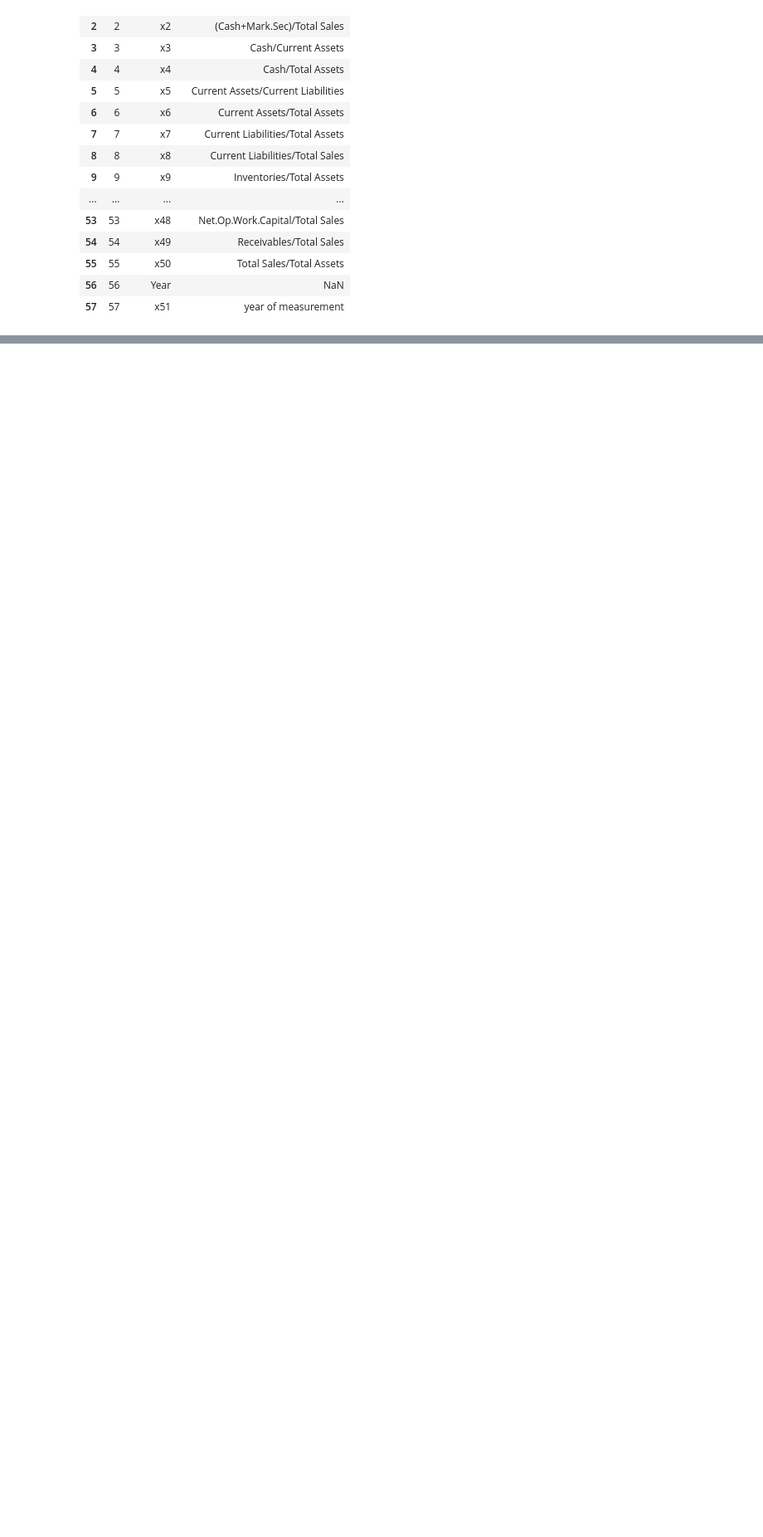
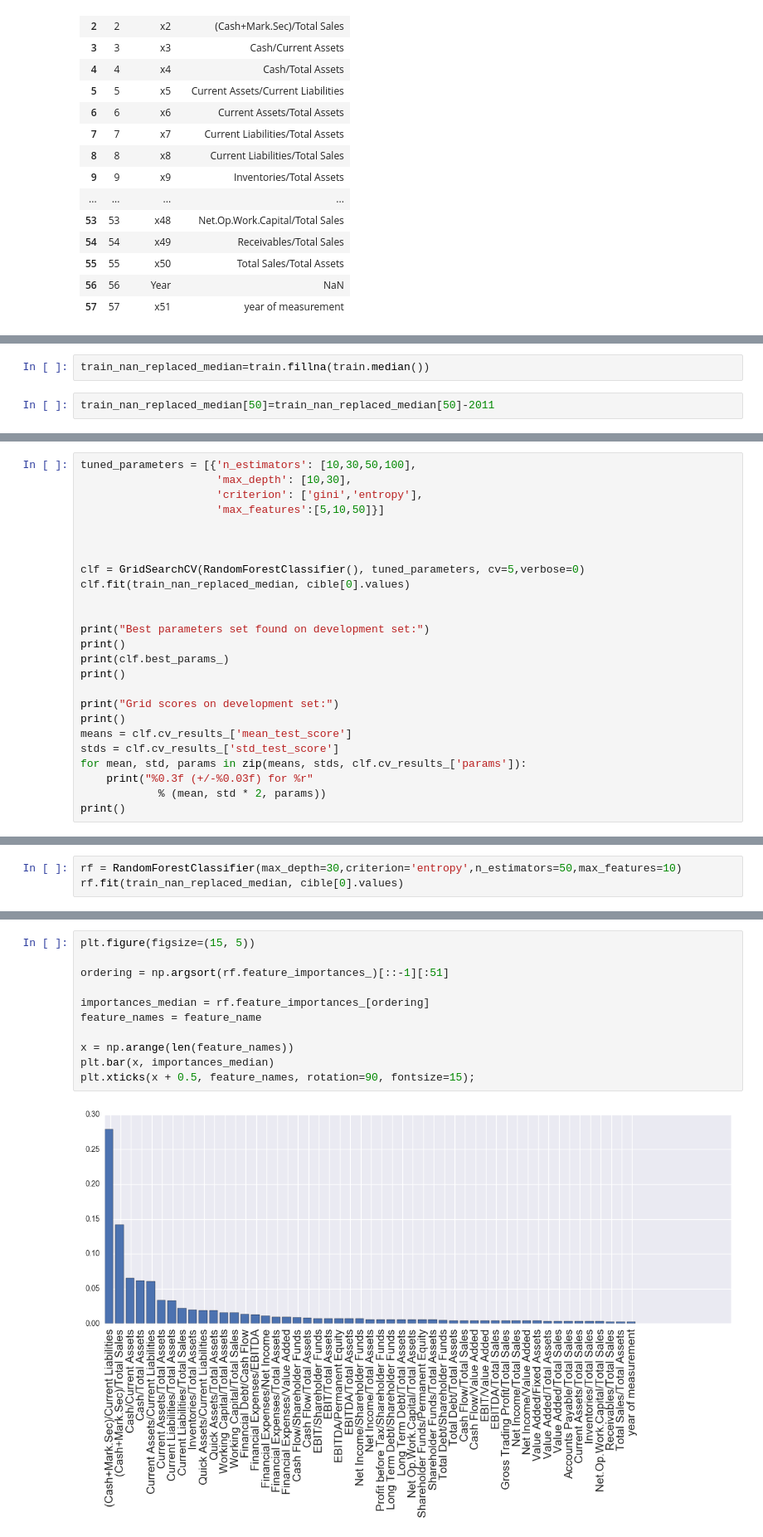
Before and after one commit to bigtdu53/failleIte, a Jupyter notebook: Code/bankrupcy_chanllenge.ipynb, the cells around one changed output, grey strips where cells are left out. Shown: that part at 83% size. Saved outputs shown, nothing was run; the diff lists cells and outputs as text; blank space fills up the shorter version.

```diff
--- a/Code/bankrupcy_chanllenge.ipynb
+++ b/Code/bankrupcy_chanllenge.ipynb
@@ -45,0 +94,4 @@ header.drop(header.columns[[2]], axis=1)
+# %%
+train_nan_replaced_median=train.fillna(train.median())
+# %%
+train_nan_replaced_median[50]=train_nan_replaced_median[50]-2011
@@ -45,0 +110,25 @@ header.drop(header.columns[[2]], axis=1)
+# %%
+tuned_parameters = [{'n_estimators': [10,30,50,100],
+                     'max_depth': [10,30],
+                     'criterion': ['gini','entropy'],
+                     'max_features':[5,10,50]}]
+
+
+
+clf = GridSearchCV(RandomForestClassifier(), tuned_parameters, cv=5,verbose=0)
+clf.fit(train_nan_replaced_median, cible[0].values)
+
+
+print("Best parameters set found on development set:")
+print()
+print(clf.best_params_)
+print()
+
+print("Grid scores on development set:")
+print()
+means = clf.cv_results_['mean_test_score']
+stds = clf.cv_results_['std_test_score']
+for mean, std, params in zip(means, stds, clf.cv_results_['params']):
+    print("%0.3f (+/-%0.03f) for %r"
+            % (mean, std * 2, params))
+print()
@@ -45,0 +157,3 @@ header.drop(header.columns[[2]], axis=1)
+# %%
+rf = RandomForestClassifier(max_depth=30,criterion='entropy',n_estimators=50,max_features=10)
+rf.fit(train_nan_replaced_median, cible[0].values)
@@ -45,0 +167,13 @@ header.drop(header.columns[[2]], axis=1)
+# %%
+plt.figure(figsize=(15, 5))
+
+ordering = np.argsort(rf.feature_importances_)[::-1][:51]
+
+importances_median = rf.feature_importances_[ordering]
+feature_names = feature_name
+
+x = np.arange(len(feature_names))
+plt.bar(x, importances_median)
+plt.xticks(x + 0.5, feature_names, rotation=90, fontsize=15);
+# %% [output]
+[figure, added]
```
Also changed, not shown: parts of 42 cells of this notebook.
